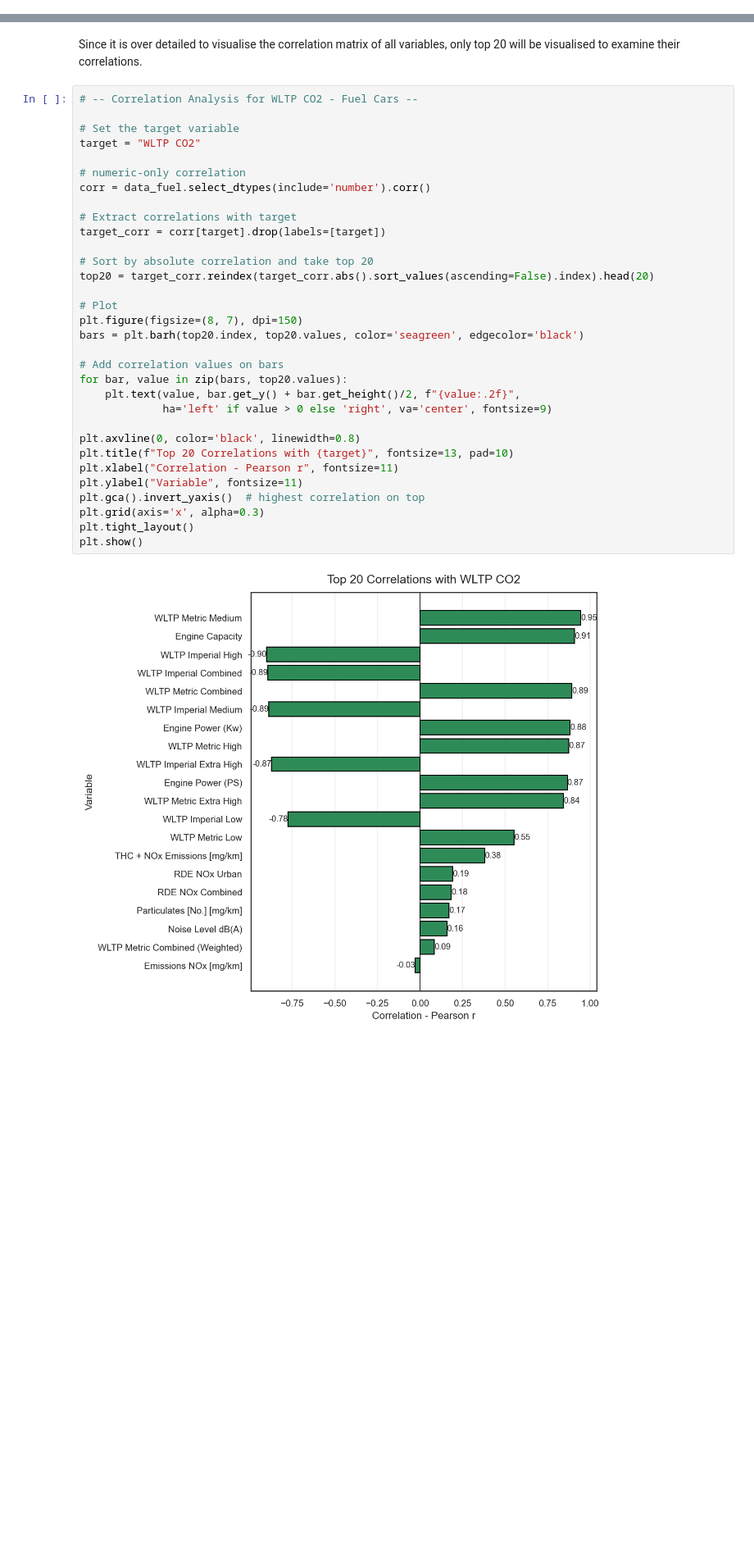
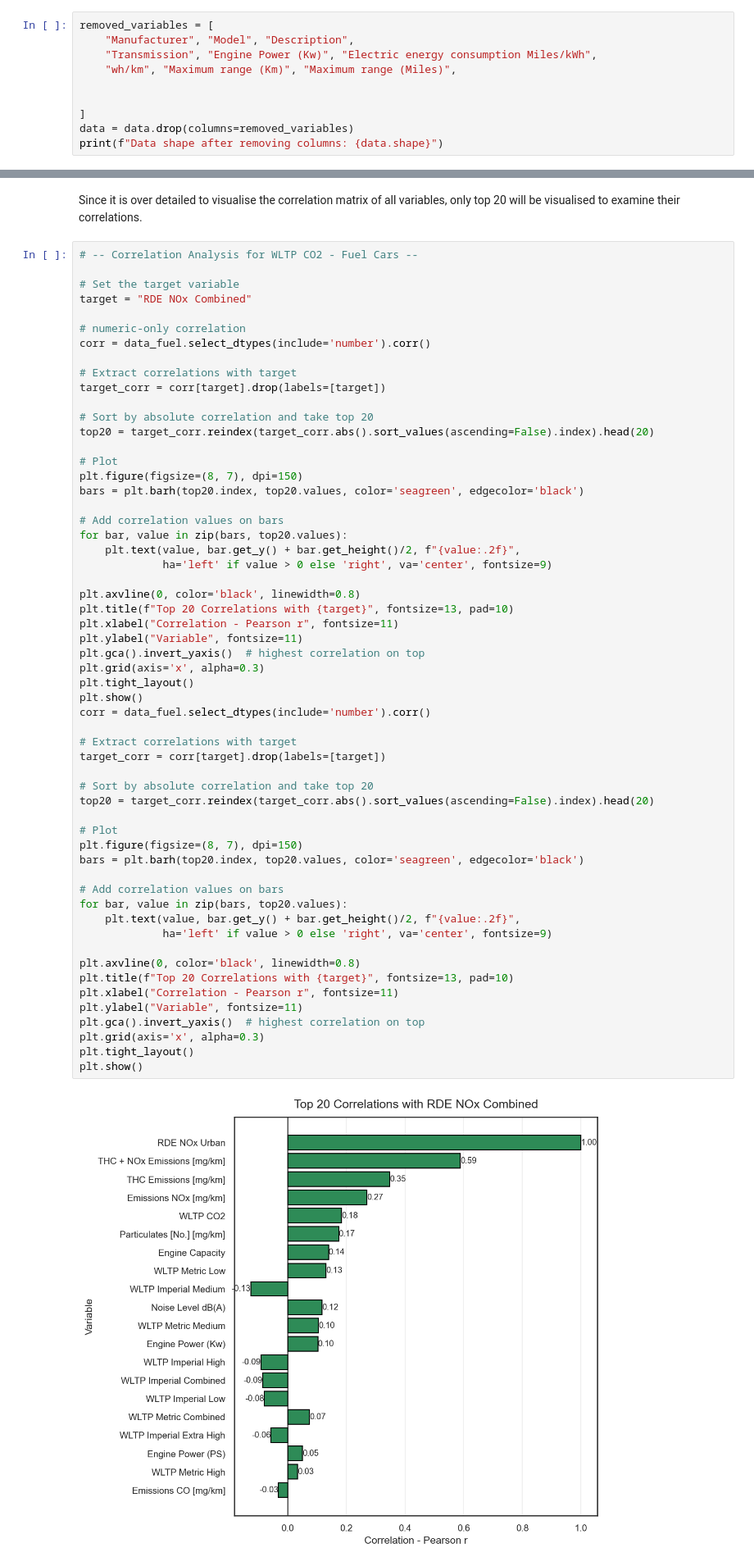
Before and after one commit to damian2551/Predictive-Modelling-of-Gas-Emissions-from-Cars, a Jupyter notebook: Assignment_2.ipynb, the cells around one changed output, grey strips where cells are left out. Shown at 82% size. Drawn from its saved outputs; the diff is of its cells as text; blank space fills up the shorter version.

```diff
--- a/Assignment_2.ipynb
+++ b/Assignment_2.ipynb
@@ -124,2 +235,12 @@ plt.show()
+# %%
+removed_variables = [
+    "Manufacturer", "Model", "Description",
+    "Transmission", "Engine Power (Kw)", "Electric energy consumption Miles/kWh",
+    "wh/km", "Maximum range (Km)", "Maximum range (Miles)",
+
+
+]
+data = data.drop(columns=removed_variables)
+print(f"Data shape after removing columns: {data.shape}")
 # %%
 # Define fuel type categories for each group
@@ -219,33 +375,58 @@ Since it is over detailed to visualise the correlation matrix of all variables,
 # -- Correlation Analysis for WLTP CO2 - Fuel Cars --
 
 # Set the target variable
-target = "WLTP CO2"
+target = "RDE NOx Combined"
 
 # numeric-only correlation
 corr = data_fuel.select_dtypes(include='number').corr()
 
 # Extract correlations with target
 target_corr = corr[target].drop(labels=[target])
 
 # Sort by absolute correlation and take top 20
 top20 = target_corr.reindex(target_corr.abs().sort_values(ascending=False).index).head(20)
 
 # Plot
 plt.figure(figsize=(8, 7), dpi=150)
 bars = plt.barh(top20.index, top20.values, color='seagreen', edgecolor='black')
 
 # Add correlation values on bars
 for bar, value in zip(bars, top20.values):
     plt.text(value, bar.get_y() + bar.get_height()/2, f"{value:.2f}",
              ha='left' if value > 0 else 'right', va='center', fontsize=9)
 
 plt.axvline(0, color='black', linewidth=0.8)
 plt.title(f"Top 20 Correlations with {target}", fontsize=13, pad=10)
 plt.xlabel("Correlation - Pearson r", fontsize=11)
 plt.ylabel("Variable", fontsize=11)
 plt.gca().invert_yaxis()  # highest correlation on top
 plt.grid(axis='x', alpha=0.3)
 plt.tight_layout()
 plt.show()
+corr = data_fuel.select_dtypes(include='number').corr()
+
+# Extract correlations with target
+target_corr = corr[target].drop(labels=[target])
+
+# Sort by absolute correlation and take top 20
+top20 = target_corr.reindex(target_corr.abs().sort_values(ascending=False).index).head(20)
+
+# Plot
+plt.figure(figsize=(8, 7), dpi=150)
+bars = plt.barh(top20.index, top20.values, color='seagreen', edgecolor='black')
+
+# Add correlation values on bars
+for bar, value in zip(bars, top20.values):
+    plt.text(value, bar.get_y() + bar.get_height()/2, f"{value:.2f}",
+             ha='left' if value > 0 else 'right', va='center', fontsize=9)
+
+plt.axvline(0, color='black', linewidth=0.8)
+plt.title(f"Top 20 Correlations with {target}", fontsize=13, pad=10)
+plt.xlabel("Correlation - Pearson r", fontsize=11)
+plt.ylabel("Variable", fontsize=11)
+plt.gca().invert_yaxis()  # highest correlation on top
+plt.grid(axis='x', alpha=0.3)
+plt.tight_layout()
+plt.show()
 # %% [output]
-[figure, old version]
+[figure, new version]
```
Also changed, not shown: parts of 18 cells of this notebook, 3 other files.
